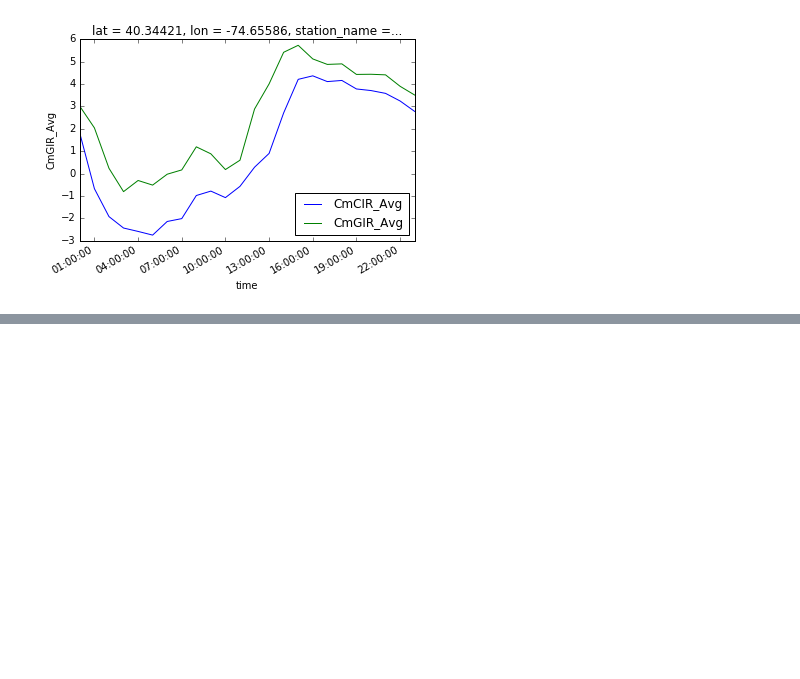
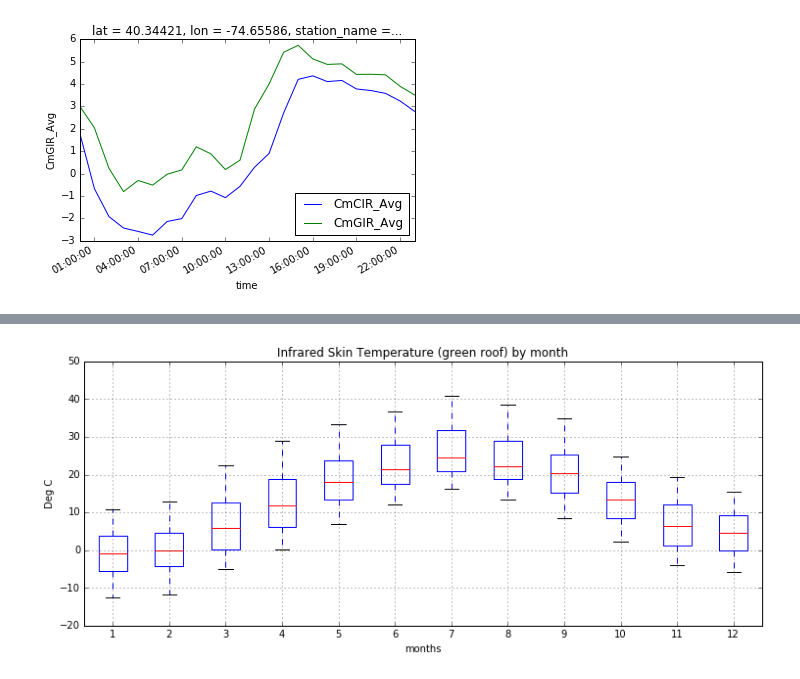
Before and after one commit to jsignell/intro-to-netcdf, a Jupyter notebook: Butler Roof.ipynb, the cells around one changed output, grey strips where cells are left out. Drawn from its saved outputs; the diff is of its cells as text; code cells hidden in the pictures; blank space fills up the shorter version.

```diff
--- a/Butler Roof.ipynb
+++ b/Butler Roof.ipynb
@@ -30,0 +81,10 @@ plt.legend(loc='lower right');
+# %%
+var = 'CmGIR_Avg'
+df.boxplot(column=var, by=df.index.month, whis= [5, 95], sym='', figsize=(12,5))
+plt.xlabel('months')
+plt.ylabel(ds[var].units)
+plt.title(names[var]+' by month')
+plt.suptitle('')
+plt.show()
+# %% [output]
+[figure, added]
```
Also changed, not shown: parts of 11 cells of this notebook.
